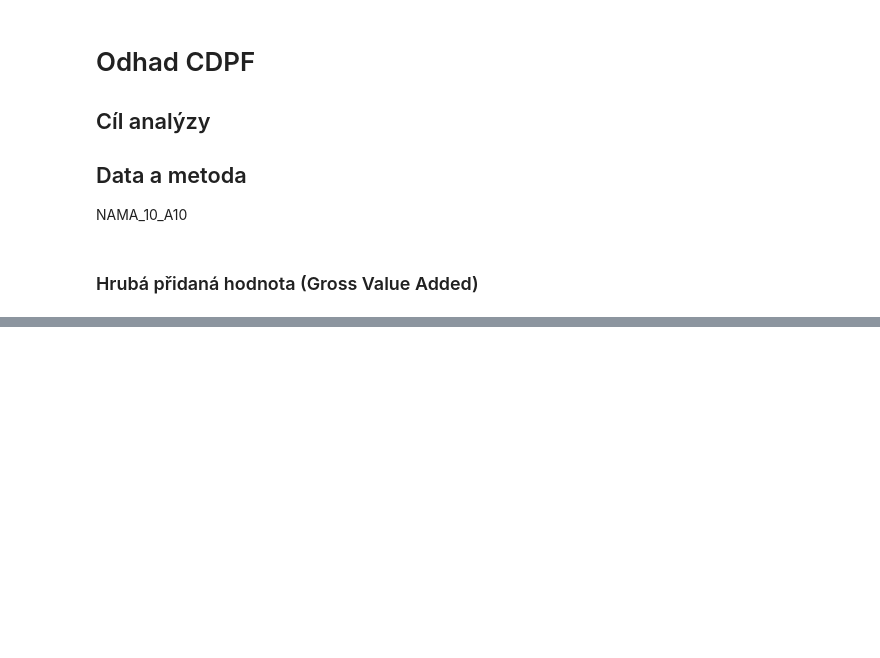
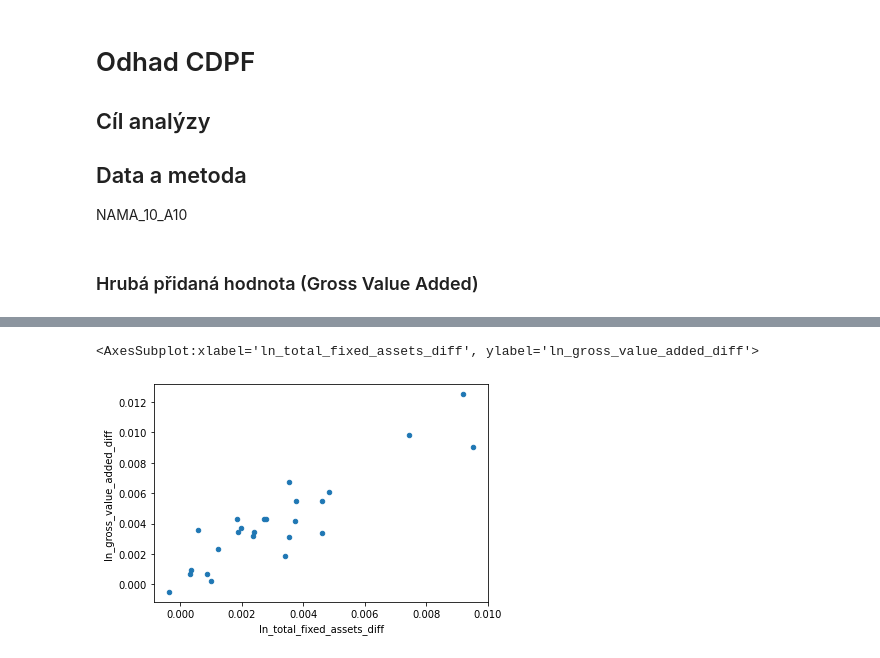
Before and after one commit to pesikj/macroeconomic-analysis, a Jupyter notebook: presentation_02.ipynb, the cells around one changed output, grey strips where cells are left out. Saved outputs shown, nothing was run; the diff lists cells and outputs as text; code cells hidden in the pictures; blank space fills up the shorter version.

```diff
--- a/presentation_02.ipynb
+++ b/presentation_02.ipynb
@@ -111,7 +130,7 @@ data_4 = pandas.melt(data_4, id_vars=["unit", "asset10", "geo\\time"], value_var
                     value_name="capital_stock_deflator", var_name="year")
 data_4 = data_4.sort_values(["geo\\time", "year"])
 data_4 = data_4.dropna()
-data_4["ln_capital_stock_deflator"] = numpy.log(data_4["capital_stock_deflator"])
-data_4["ln_capital_stock_deflator_t_minus_1"] = data_4.groupby("geo\\time")["ln_capital_stock_deflator"].shift(1)
-data_4["ln_capital_stock_deflators_diff"] = (data_4["ln_capital_stock_deflator"] - data_4["ln_capital_stock_deflator_t_minus_1"]) / data_4["ln_capital_stock_deflator"]
-data_4.tail()
+# %%
+data_3 = data_3.merge(data_4, on=["geo\\time", "year"])
+data_3["total_fixed_assets"] = data_3["total_fixed_assets"] * data_3["capital_stock_deflator"]
+data_3.head()
@@ -117,0 +144,9 @@ data_4.tail()
+# %%
+data_3["ln_total_fixed_assets"] = numpy.log(data_3["total_fixed_assets"])
+data_3["ln_total_fixed_assets_t_minus_1"] = data_3.groupby("geo\\time")["ln_total_fixed_assets"].shift(1)
+data_3["ln_total_fixed_assets_diff"] = (data_3["ln_total_fixed_assets"] - data_3["ln_total_fixed_assets_t_minus_1"]) / data_3["ln_total_fixed_assets"]
+data_3 = data_3[["geo\\time", "year", "ln_total_fixed_assets", "ln_total_fixed_assets_diff"]]
+# %%
+data = pandas.merge(data_1, data_2, on=["geo\\time", "year"])
+data = pandas.merge(data, data_3, on=["geo\\time", "year"])
+data.head()
@@ -117,0 +160,6 @@ data_4.tail()
+# %%
+data_plot = data[data["geo\\time"] == "CZ"]
+data_plot.plot(x="ln_total_fixed_assets_diff", y="ln_gross_value_added_diff", kind="scatter")
+# %% [output]
+<AxesSubplot:xlabel='ln_total_fixed_assets_diff', ylabel='ln_gross_value_added_diff'>
+[figure, added]
```
Also changed, not shown: parts of 10 cells of this notebook.
